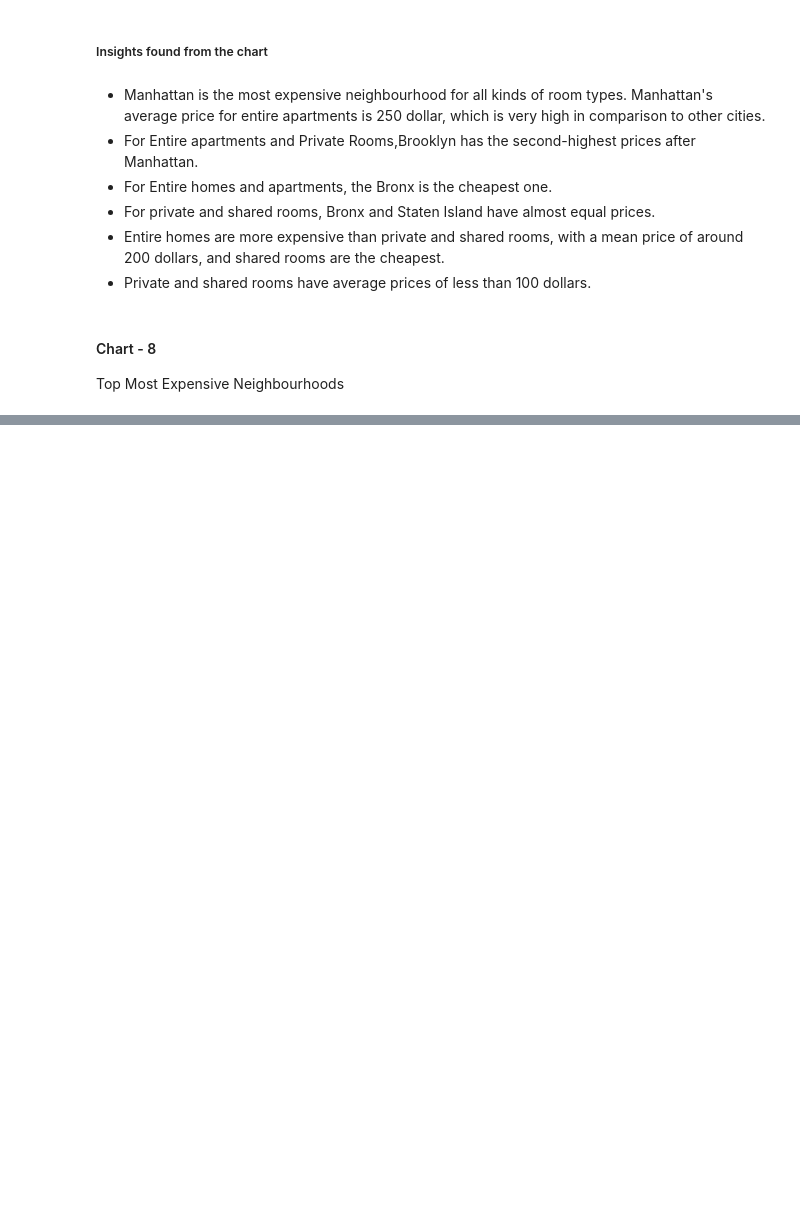
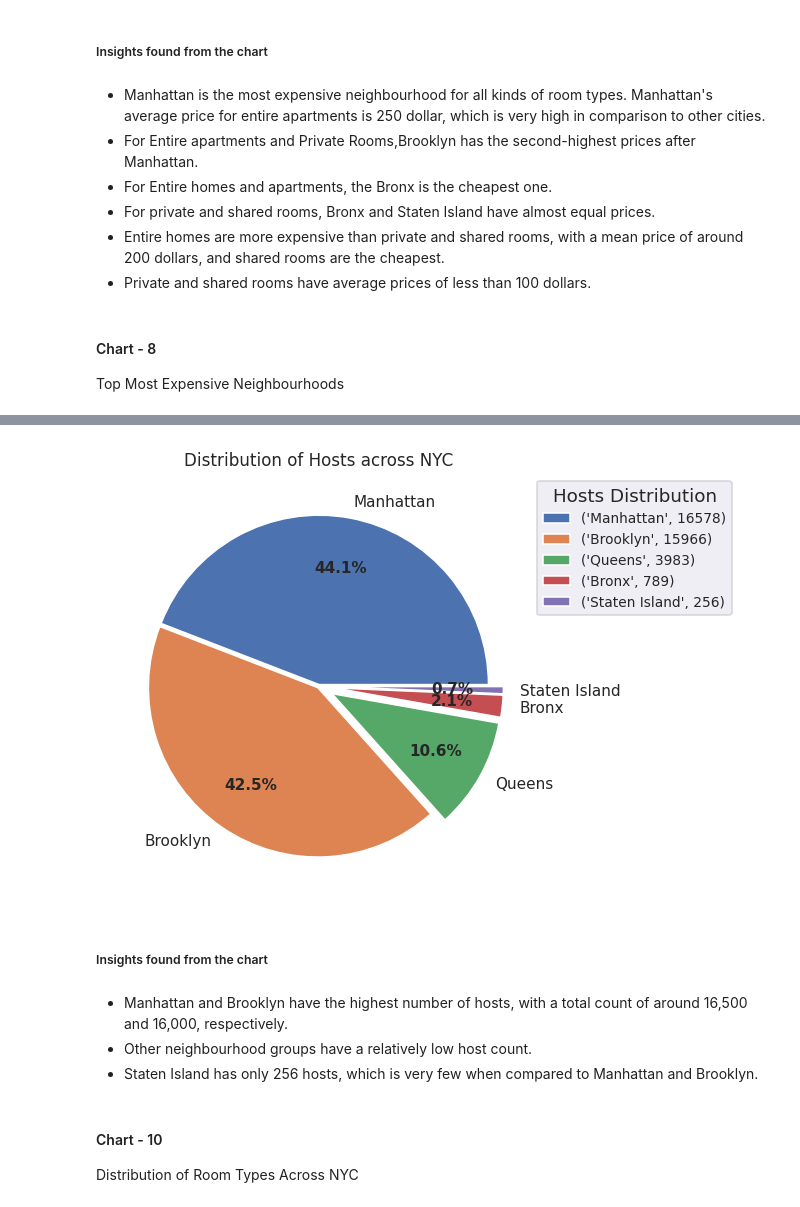
Before and after one commit to abhijain1216/AirBnb-Bookings-Analysis-EDA-project, a Jupyter notebook: AirBnb_Bookings_Analysis_EDA_pyhton_Project.ipynb, the cells around one changed output, grey strips where cells are left out. Drawn from its saved outputs; the diff is of its cells as text; code cells hidden in the pictures; blank space fills up the shorter version.

```diff
--- a/AirBnb_Bookings_Analysis_EDA_pyhton_Project.ipynb
+++ b/AirBnb_Bookings_Analysis_EDA_pyhton_Project.ipynb
@@ -562,0 +608,6 @@ Top Most Expensive Neighbourhoods
+# %%
+# Chart - 9 visualization code
+
+# Dataframe for hosts count
+hosts_count = airbnb[['neighbourhood_group','host_id']].drop_duplicates().groupby(['neighbourhood_group']).count().sort_values('host_id',ascending = False).reset_index().rename(columns = {'neighbourhood_group':'location','host_id':'hosts_count'})
+hosts_count
@@ -562,0 +621,21 @@ Top Most Expensive Neighbourhoods
+# %%
+# visualization uaing pie chart
+plot_labels = tuple(zip(hosts_count['location'],hosts_count['hosts_count']))
+plt.figure(figsize = (5,5),dpi = 110)
+wedges, texts,autotexts  = plt.pie(hosts_count['hosts_count'],textprops = {'size': 'small'},labels = hosts_count.location.values,autopct='%1.1f%%',explode =  [0.01,0.01,0.09,0.09,0.09],pctdistance=.7)
+plt.setp(autotexts,fontweight='bold')
+plt.legend(title='Hosts Distribution', bbox_to_anchor=(1, 0, 0., 1), fontsize='9',labels = plot_labels)
+plt.title('Distribution of Hosts across NYC',fontsize=11)
+plt.show()
+# %% [output]
+[figure, added]
+# %% [markdown]
+##### Insights found from the chart
+# %% [markdown]
+* Manhattan and Brooklyn have the highest number of hosts, with a total count of around 16,500 and 16,000, respectively.
+* Other neighbourhood groups have a relatively low host count.
+* Staten Island has only 256 hosts, which is very few when compared to Manhattan and Brooklyn.
+# %% [markdown]
+#### Chart - 10
+
+Distribution of Room Types Across NYC
```
Also changed, not shown: parts of 22 cells of this notebook.
